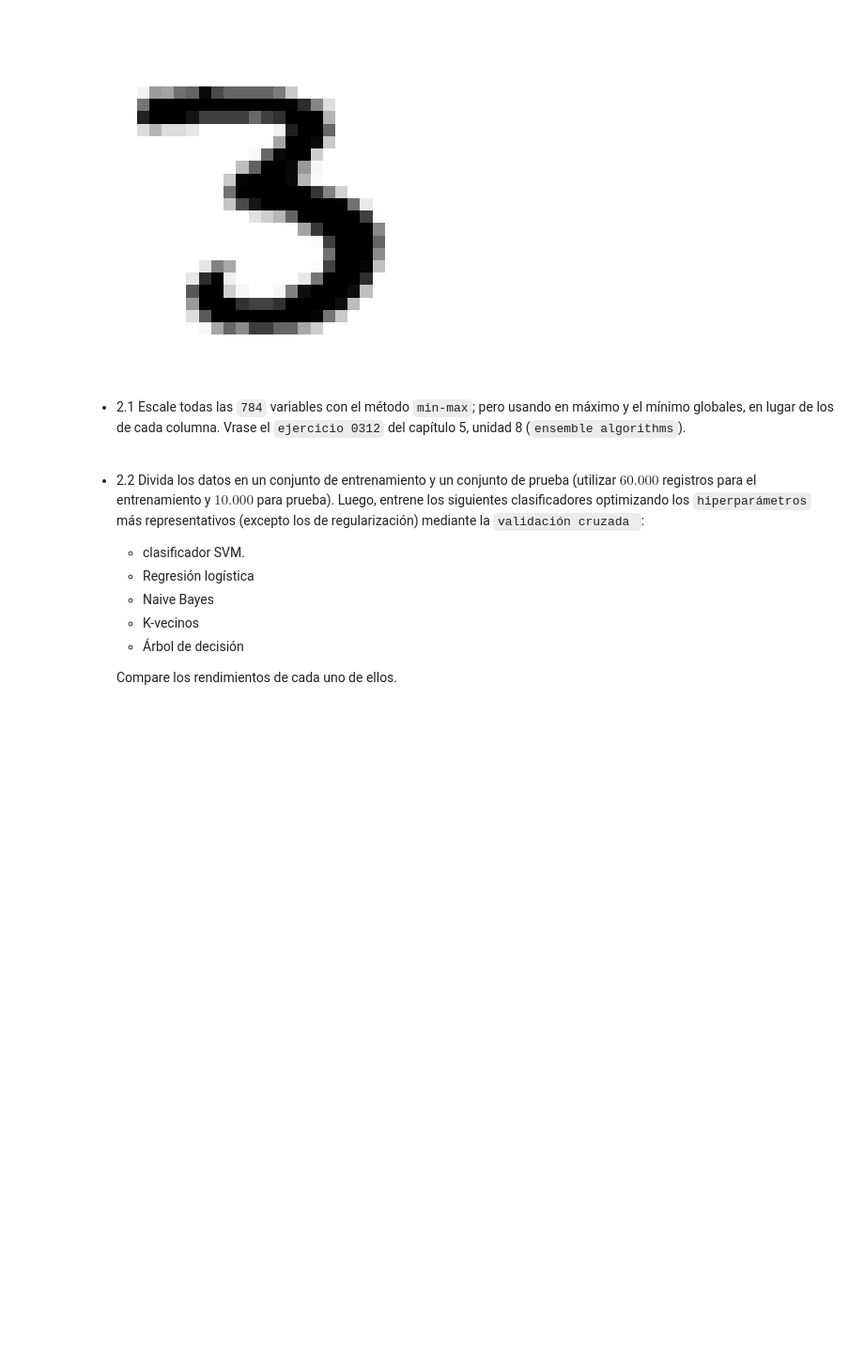
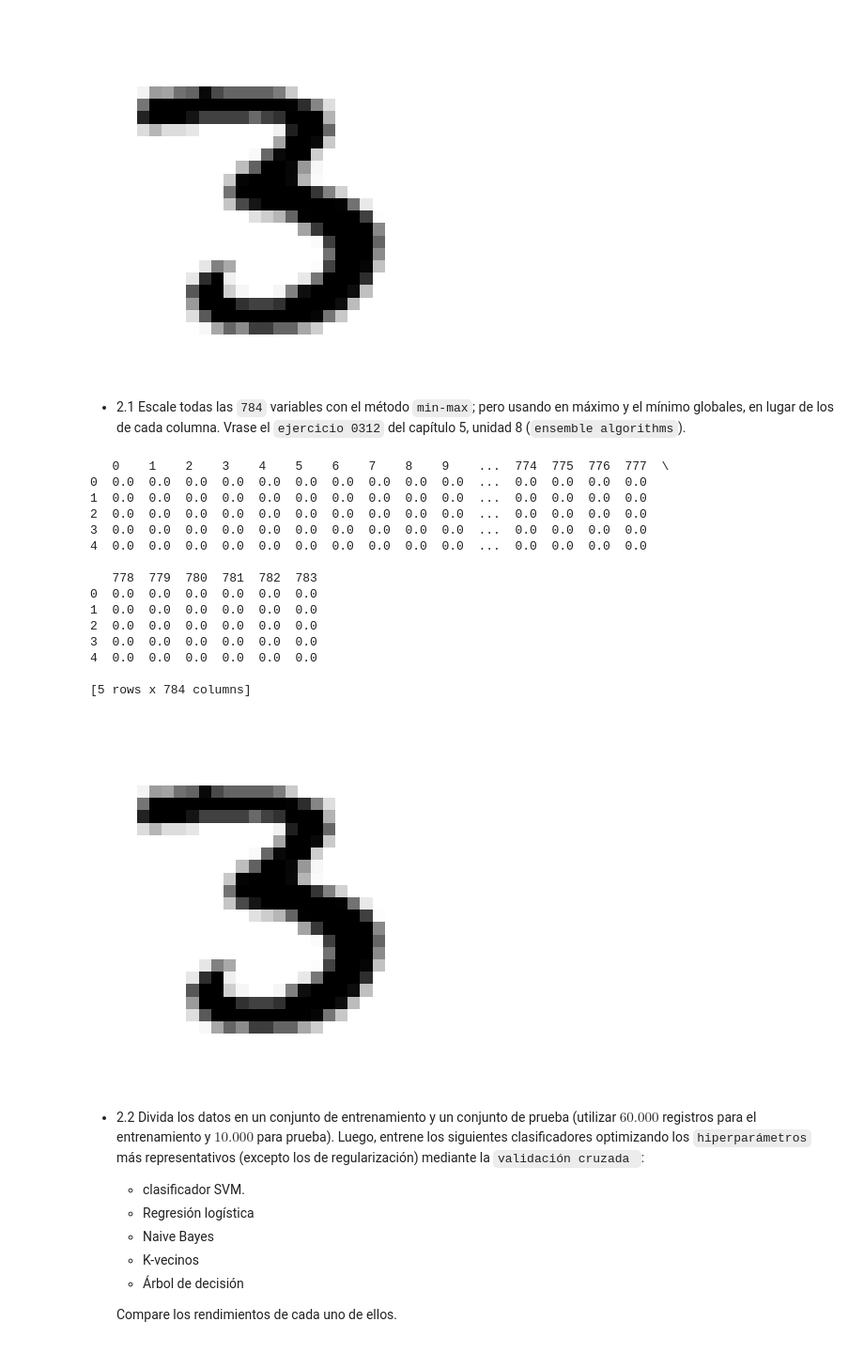
Before and after one commit to cibermako/talentotech, a Jupyter notebook: Tarea_1.ipynb, the cells around one changed output. Shown at 94% size. Saved outputs shown, nothing was run; the diff lists cells and outputs as text; code cells hidden in the pictures; blank space fills up the shorter version.

```diff
--- a/Tarea_1.ipynb
+++ b/Tarea_1.ipynb
@@ -158,6 +152,52 @@ La etiqueta de esta imagen es:  3
 [figure]
 # %% [markdown]
 - 2.1 Escale todas las `784` variables con el método `min-max`; pero usando en máximo y el mínimo globales, en lugar de los de cada columna. Vrase el `ejercicio 0312` del capítulo 5, unidad 8 (`ensemble algorithms`).
+# %%
+import pandas as pd
+import warnings
+from sklearn.datasets import fetch_openml
+from sklearn.preprocessing import MinMaxScaler
+
+warnings.filterwarnings("ignore")
+
+# Carga el dataset MNIST
+mnist = fetch_openml('mnist_784', as_frame=False)
+X, y = mnist.data, mnist.target
+
+# Convertimos el array a un DataFrame de pandas
+df = pd.DataFrame(X)
+
+# Crear una instancia del MinMaxScaler
+scaler = MinMaxScaler()
+
+# Ajustar y transformar el dataset
+df_normalized = pd.DataFrame(scaler.fit_transform(df), columns=df.columns)
+
+# Verifica el resultado
+print(df_normalized.head())
+
+# Selecciona una fila del DataFrame normalizado (por ejemplo, la primera fila)
+first_image = df_normalized.iloc[12].values
+
+# Plotea la imagen normalizada
+plot_digit(first_image)
+# %% [output]
+   0    1    2    3    4    5    6    7    8    9    ...  774  775  776  777  \
+0  0.0  0.0  0.0  0.0  0.0  0.0  0.0  0.0  0.0  0.0  ...  0.0  0.0  0.0  0.0
+1  0.0  0.0  0.0  0.0  0.0  0.0  0.0  0.0  0.0  0.0  ...  0.0  0.0  0.0  0.0
+2  0.0  0.0  0.0  0.0  0.0  0.0  0.0  0.0  0.0  0.0  ...  0.0  0.0  0.0  0.0
+3  0.0  0.0  0.0  0.0  0.0  0.0  0.0  0.0  0.0  0.0  ...  0.0  0.0  0.0  0.0
+4  0.0  0.0  0.0  0.0  0.0  0.0  0.0  0.0  0.0  0.0  ...  0.0  0.0  0.0  0.0
+
+   778  779  780  781  782  783
+0  0.0  0.0  0.0  0.0  0.0  0.0
+1  0.0  0.0  0.0  0.0  0.0  0.0
+2  0.0  0.0  0.0  0.0  0.0  0.0
+3  0.0  0.0  0.0  0.0  0.0  0.0
+4  0.0  0.0  0.0  0.0  0.0  0.0
+
+[5 rows x 784 columns]
+[figure, added]
 # %% [markdown]
 - 2.2 Divida los datos en un conjunto de entrenamiento y un conjunto de prueba (utilizar $60.000$ registros para el entrenamiento y $10.000$ para prueba). Luego, entrene los siguientes clasificadores optimizando los `hiperparámetros` más representativos (excepto los de regularización) mediante la `validación cruzada `:
 
```
Also changed, not shown: parts of 14 cells of this notebook.
